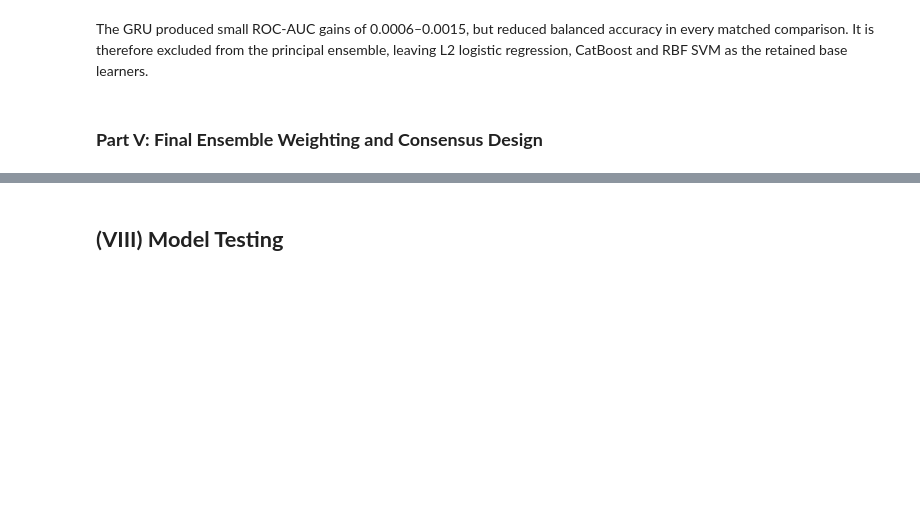
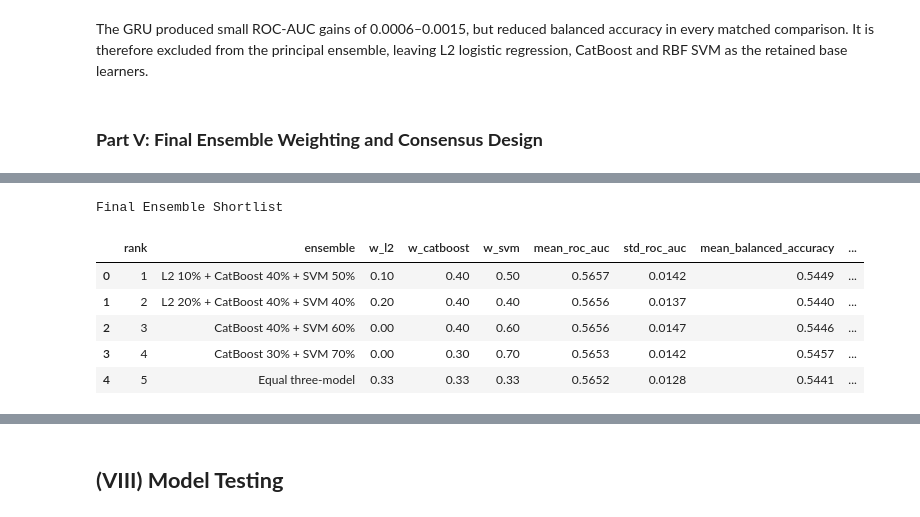
Before and after one commit to jade-lam/CQF, a Jupyter notebook: CQF_Final_Project.ipynb, the cells around one changed output, grey strips where cells are left out. Cells and saved outputs as stored; diff of their text form; code cells hidden in the pictures; blank space fills up the shorter version.

```diff
--- a/CQF_Final_Project.ipynb
+++ b/CQF_Final_Project.ipynb
@@ -6062,0 +5788,63 @@ The final ensemble design was developed using aligned chronological OOF predicti
+# %%
+# Compare shortlisted ensemble weight structures
+
+shortlist_specs = {
+    "L2 10% + CatBoost 40% + SVM 50%": {"l2": 0.1, "catboost": 0.4, "svm": 0.5},
+    "CatBoost 40% + SVM 60%": {"l2": 0.0, "catboost": 0.4, "svm": 0.6},
+    "L2 20% + CatBoost 40% + SVM 40%": {"l2": 0.2, "catboost": 0.4, "svm": 0.4},
+    "CatBoost 30% + SVM 70%": {"l2": 0.0, "catboost": 0.3, "svm": 0.7},
+    "Equal three-model": {"l2": 1 / 3, "catboost": 1 / 3, "svm": 1 / 3}}
+
+shortlist_rows = []
+
+for ensemble, weights in shortlist_specs.items():
+    score = sum(weights[model] * ensemble_data[model] for model in weights)
+
+    for fold in sorted(ensemble_data["fold"].unique()):
+        mask = ensemble_data["fold"] == fold
+        target = ensemble_data.loc[mask, "target"]
+        fold_score = score.loc[mask]
+        prediction = (fold_score >= 0.50).astype(int)
+
+        shortlist_rows.append({
+            "ensemble": ensemble,
+            "w_l2": weights["l2"],
+            "w_catboost": weights["catboost"],
+            "w_svm": weights["svm"],
+            "fold": fold,
+            "roc_auc": roc_auc_score(target, fold_score),
+            "balanced_accuracy": balanced_accuracy_score(target, prediction)        })
+
+shortlist_folds = pd.DataFrame(shortlist_rows)
+
+shortlist_summary = shortlist_folds.groupby(
+    ["ensemble", "w_l2", "w_catboost", "w_svm"], as_index=False
+).agg(
+    mean_roc_auc=("roc_auc", "mean"),
+    std_roc_auc=("roc_auc", "std"),
+    mean_balanced_accuracy=("balanced_accuracy", "mean"),
+    std_balanced_accuracy=("balanced_accuracy", "std")).sort_values(["mean_roc_auc", "mean_balanced_accuracy", "std_roc_auc"],
+    ascending=[False, False, True]).reset_index(drop=True)
+
+shortlist_summary.insert(0, "rank", np.arange(1, len(shortlist_summary) + 1))
+
+shortlist_folds.to_csv(DATA_PATH / "final_ensemble_shortlist_folds_4h.csv", index=False)
+shortlist_summary.to_csv(DATA_PATH / "final_ensemble_shortlist_4h.csv", index=False)
+
+print("Final Ensemble Shortlist")
+display(shortlist_summary.style.format({
+    "w_l2": "{:.2f}",
+    "w_catboost": "{:.2f}",
+    "w_svm": "{:.2f}",
+    "mean_roc_auc": "{:.4f}",
+    "std_roc_auc": "{:.4f}",
+    "mean_balanced_accuracy": "{:.4f}",
+    "std_balanced_accuracy": "{:.4f}"}))
+# %% [output]
+Final Ensemble Shortlist
+|  | rank | ensemble | w_l2 | w_catboost | w_svm | mean_roc_auc | std_roc_auc | mean_balanced_accuracy | ... |
+| 0 | 1 | L2 10% + CatBoost 40% + SVM 50% | 0.10 | 0.40 | 0.50 | 0.5657 | 0.0142 | 0.5449 | ... |
+| 1 | 2 | L2 20% + CatBoost 40% + SVM 40% | 0.20 | 0.40 | 0.40 | 0.5656 | 0.0137 | 0.5440 | ... |
+| 2 | 3 | CatBoost 40% + SVM 60% | 0.00 | 0.40 | 0.60 | 0.5656 | 0.0147 | 0.5446 | ... |
+| 3 | 4 | CatBoost 30% + SVM 70% | 0.00 | 0.30 | 0.70 | 0.5653 | 0.0142 | 0.5457 | ... |
+| 4 | 5 | Equal three-model | 0.33 | 0.33 | 0.33 | 0.5652 | 0.0128 | 0.5441 | ... |
```
Also changed, not shown: parts of 52 cells of this notebook.
